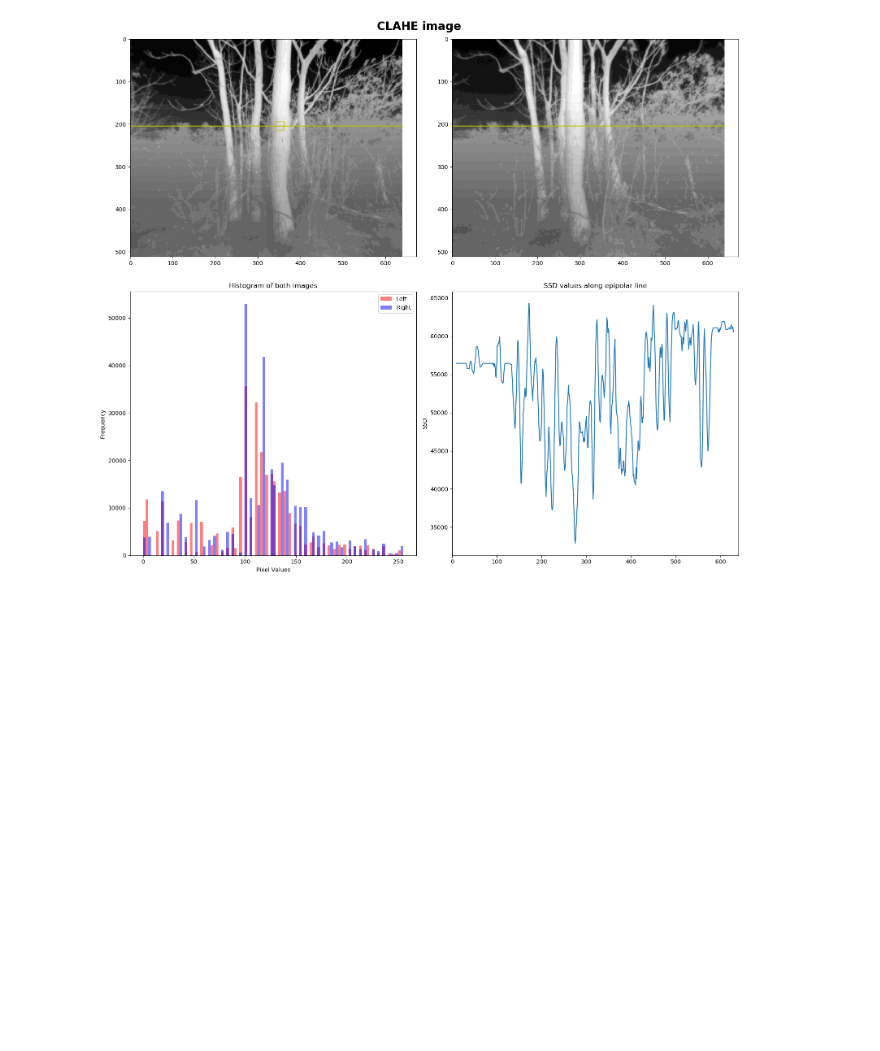
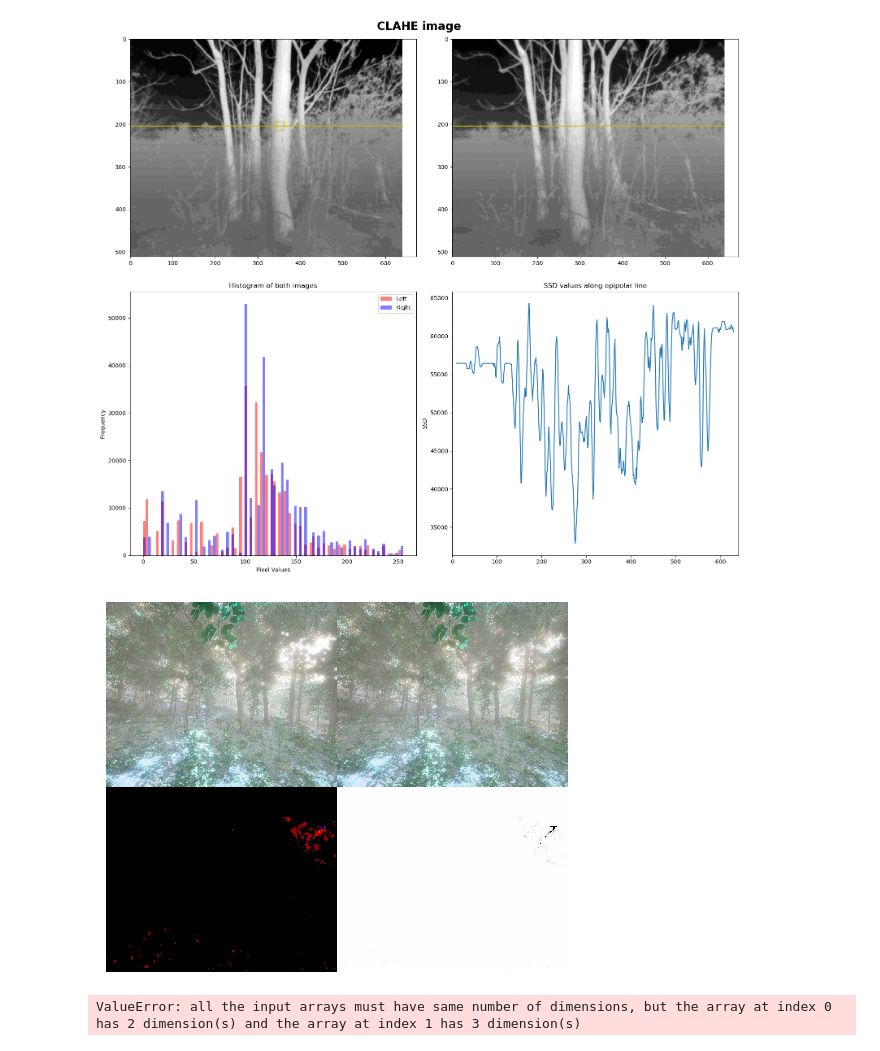
Before and after one commit to devanshdhrafani/stereo-depth, a Jupyter notebook: thermal_processing.ipynb, the cells around one changed output. Saved outputs shown, nothing was run; the diff lists cells and outputs as text; code cells hidden in the pictures; blank space fills up the shorter version.

Commit message:
Test on different img; Add code for disparity with SGM (VPI)

```diff
--- a/thermal_processing.ipynb
+++ b/thermal_processing.ipynb
@@ -319,0 +388,31 @@ ncc_clahe = epipolar_matching(left_point, left_clahe, right_clahe,
+# %%
+left_img_firevision_orig = cv2.imread('/media/devansh/T7 Shield/wildfire_downloads/Initial_Testing_Imgs/image_174/left/left_rgb00174.png', cv2.IMREAD_UNCHANGED)
+right_img_firevision_orig = cv2.imread('/media/devansh/T7 Shield/wildfire_downloads/Initial_Testing_Imgs/image_174/right/right_rgb00174.png', cv2.IMREAD_UNCHANGED)
+
+left_img_firevision = cv2.cvtColor(left_img_firevision_orig, cv2.COLOR_BGR2GRAY)
+right_img_firevision = cv2.cvtColor(right_img_firevision_orig, cv2.COLOR_BGR2GRAY)
+
+left_img_firevision = cv2.normalize(left_img_firevision, None, 0, 255, cv2.NORM_MINMAX)
+right_img_firevision = cv2.normalize(right_img_firevision, None, 0, 255, cv2.NORM_MINMAX)
+
+# raw
+left_img = left_img_firevision
+right_img = right_img_firevision
+disparity_image, confidenceU8 = vpi_disparity(left_img, right_img)
+result = stich_result_with_confidence(left_img_firevision_orig, right_img_firevision_orig, disparity_image, confidenceU8, None)
+plt.imshow(result)
+plt.axis('off')
+plt.show()
+
+# clahe
+left_img = left_bound
+right_img = right_bound
+
+disparity_image, confidenceU8 = vpi_disparity(left_img, right_img)
+result = stich_result_with_confidence(left_img, right_img, disparity_image, confidenceU8, None)
+plt.imshow(result)
+plt.axis('off')
+plt.show()
+# %% [output]
+[figure, added]
+ValueError: all the input arrays must have same number of dimensions, but the array at index 0 has 2 dimension(s) and the array at index 1 has 3 dimension(s)
```
Also changed, not shown: parts of 1 cell of this notebook.
